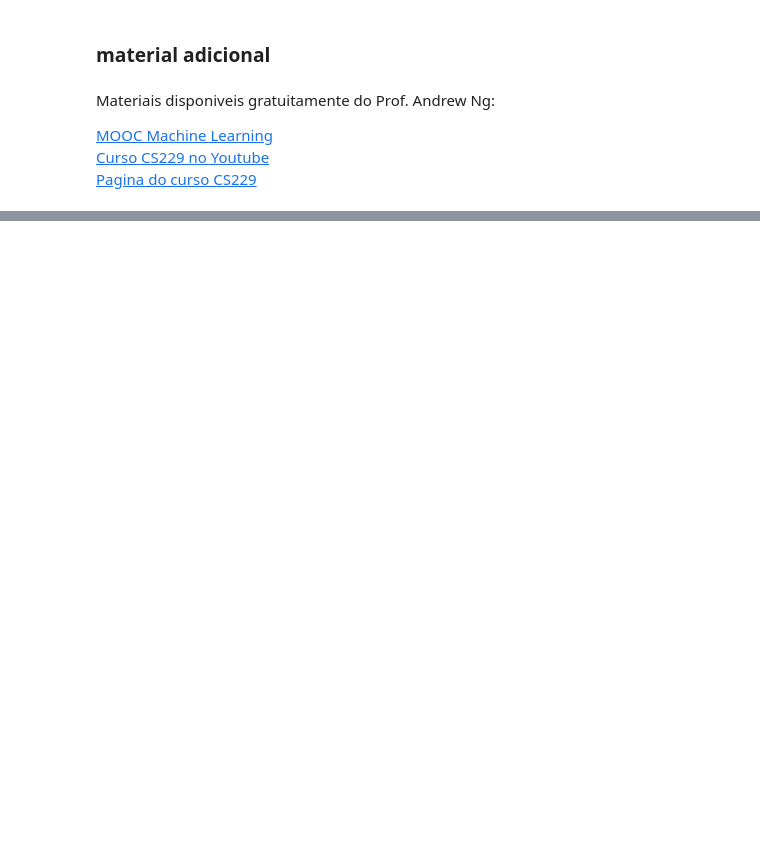
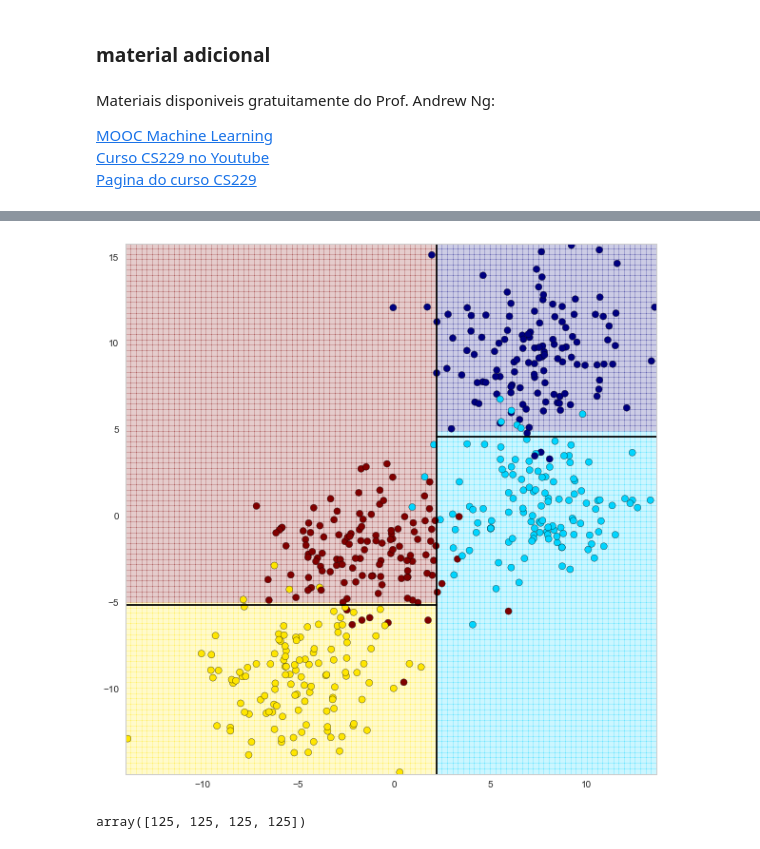
Before and after one commit to hitoshinagano/Locaweb_aulas, a Jupyter notebook: Aula_Parte2.ipynb, the cells around one changed output, grey strips where cells are left out. Cells and saved outputs as stored; diff of their text form; code cells hidden in the pictures; blank space fills up the shorter version.

```diff
--- a/Aula_Parte2.ipynb
+++ b/Aula_Parte2.ipynb
@@ -474,0 +567,10 @@ Materiais disponiveis gratuitamente do Prof. Andrew Ng:
+# %%
+clf = DecisionTreeClassifier(max_depth=2, random_state=0)
+
+visualize_tree(clf, X, y)
+# %% [output]
+[figure, added]
+# %%
+np.bincount(y)
+# %% [output]
+array([125, 125, 125, 125])
```
Also changed, not shown: parts of 45 cells of this notebook.
